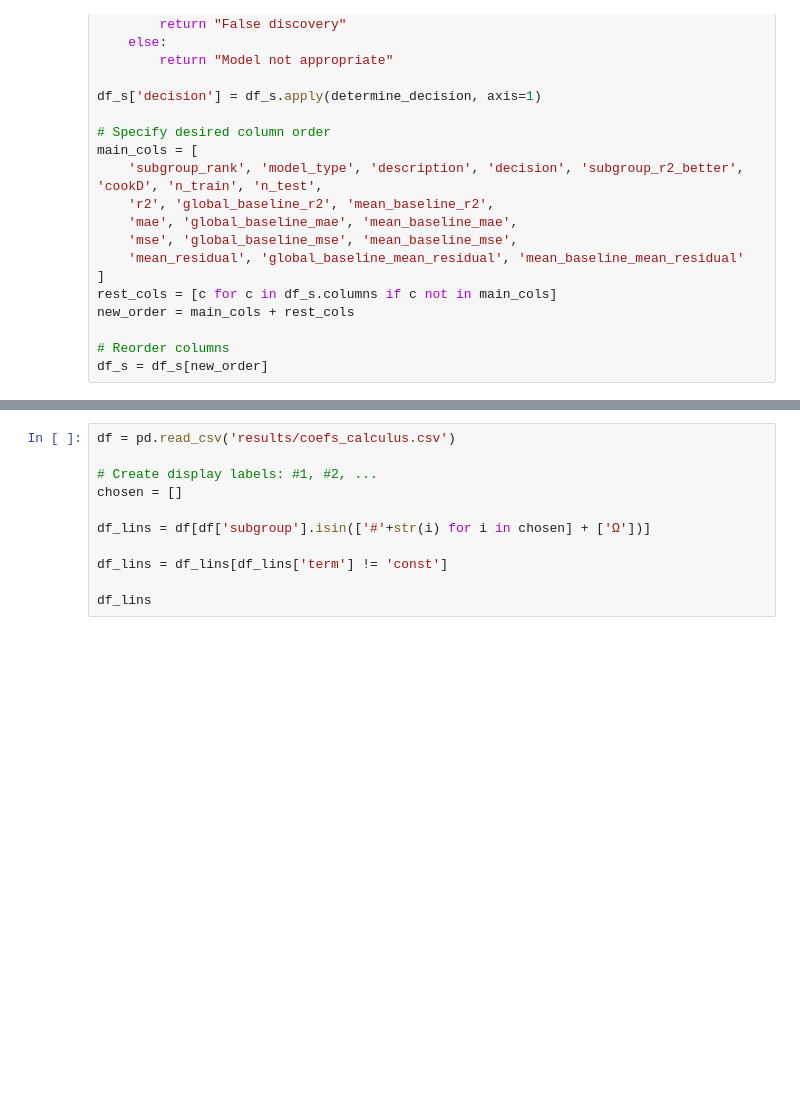
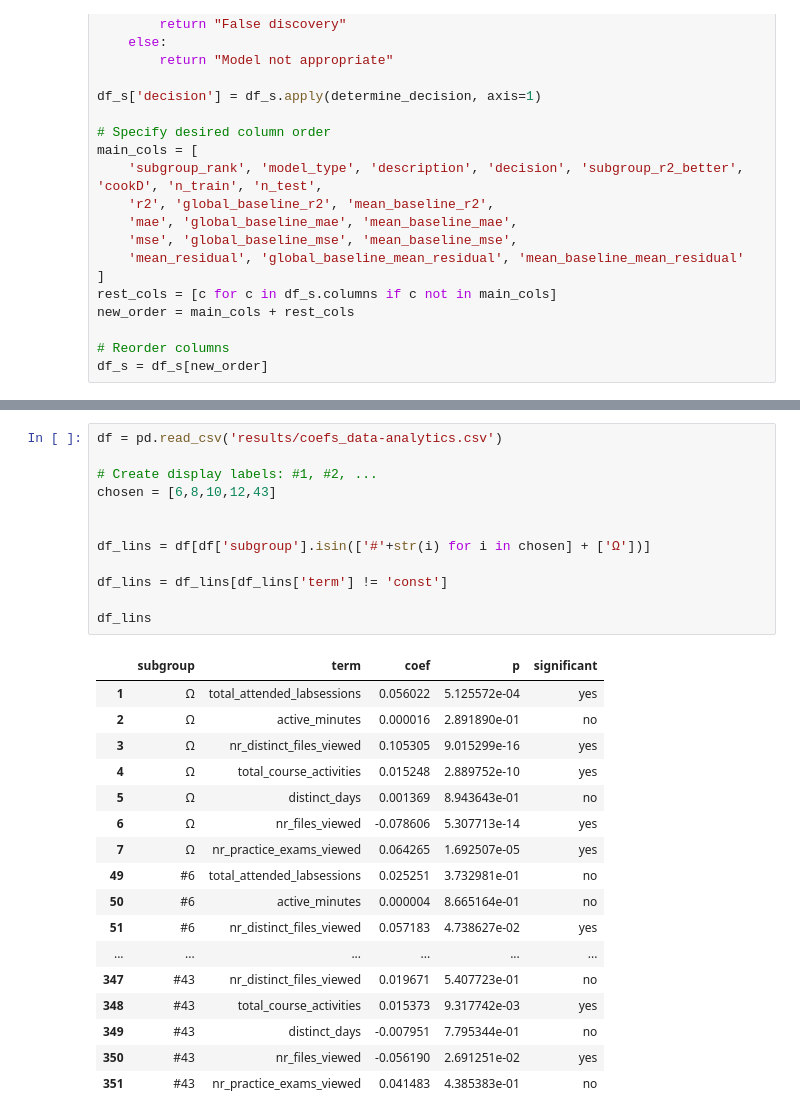
Before and after one commit to TvanGorcum/EMM_Group_4, a Jupyter notebook: inspect_private.ipynb, the cells around one changed output, grey strips where cells are left out. Saved outputs shown, nothing was run; the diff lists cells and outputs as text; blank space fills up the shorter version.

```diff
--- a/inspect_private.ipynb
+++ b/inspect_private.ipynb
@@ -109,11 +113,30 @@ df_s[df_s['decision'].isin(['Weak discovery', 'True discovery'])][['subgroup_ran
 # %%
-df = pd.read_csv('results/coefs_calculus.csv')
+df = pd.read_csv('results/coefs_data-analytics.csv')
 
 # Create display labels: #1, #2, ...
-chosen = []
+chosen = [6,8,10,12,43]
+
 
 df_lins = df[df['subgroup'].isin(['#'+str(i) for i in chosen] + ['Ω'])]
 
 df_lins = df_lins[df_lins['term'] != 'const']
 
 df_lins
+# %% [output]
+|  | subgroup | term | coef | p | significant |
+| 1 | Ω | total_attended_labsessions | 0.056022 | 5.125572e-04 | yes |
+| 2 | Ω | active_minutes | 0.000016 | 2.891890e-01 | no |
+| 3 | Ω | nr_distinct_files_viewed | 0.105305 | 9.015299e-16 | yes |
+| 4 | Ω | total_course_activities | 0.015248 | 2.889752e-10 | yes |
+| 5 | Ω | distinct_days | 0.001369 | 8.943643e-01 | no |
+| 6 | Ω | nr_files_viewed | -0.078606 | 5.307713e-14 | yes |
+| 7 | Ω | nr_practice_exams_viewed | 0.064265 | 1.692507e-05 | yes |
+| 49 | #6 | total_attended_labsessions | 0.025251 | 3.732981e-01 | no |
+| 50 | #6 | active_minutes | 0.000004 | 8.665164e-01 | no |
+| 51 | #6 | nr_distinct_files_viewed | 0.057183 | 4.738627e-02 | yes |
+| ... | ... | ... | ... | ... | ... |
+| 347 | #43 | nr_distinct_files_viewed | 0.019671 | 5.407723e-01 | no |
+| 348 | #43 | total_course_activities | 0.015373 | 9.317742e-03 | yes |
+| 349 | #43 | distinct_days | -0.007951 | 7.795344e-01 | no |
+| 350 | #43 | nr_files_viewed | -0.056190 | 2.691251e-02 | yes |
+| 351 | #43 | nr_practice_exams_viewed | 0.041483 | 4.385383e-01 | no |
```
Also changed, not shown: parts of 5 cells of this notebook, 10 other files.
